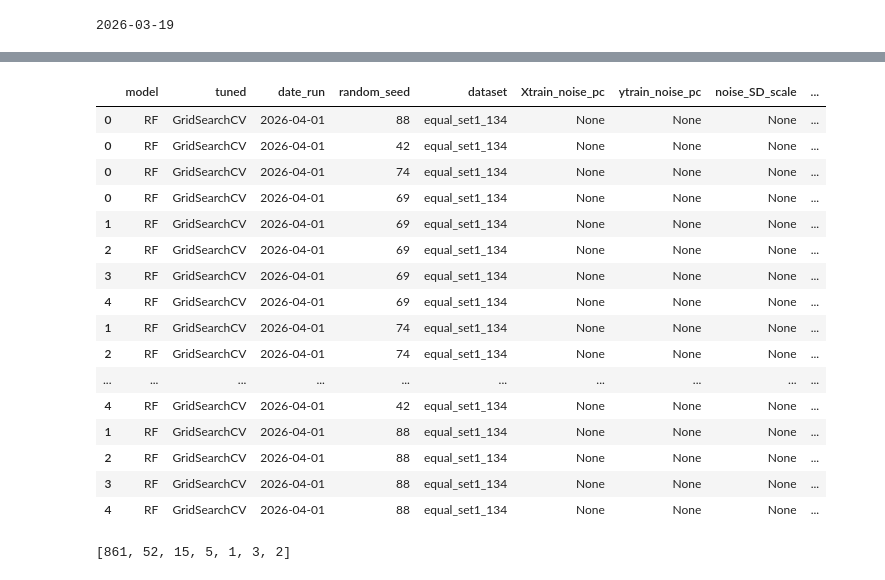
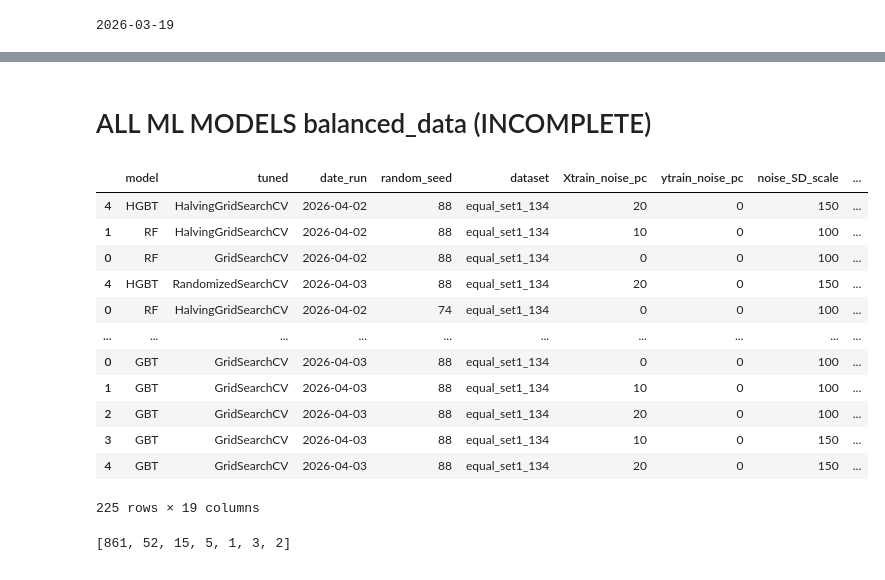
Before and after one commit to FlicAnderson/RSE-personas, a Jupyter notebook: githubanalysis/notebooks/SERS26-ML.ipynb, the cells around one changed output, grey strips where cells are left out. Cells and saved outputs as stored; diff of their text form; code cells hidden in the pictures.

```diff
--- a/githubanalysis/notebooks/SERS26-ML.ipynb
+++ b/githubanalysis/notebooks/SERS26-ML.ipynb
@@ -730,32 +1699,38 @@ equal_set1_134_NOISE_RF_Random_df.sort_values(["ROC_AUC_ovo"], ascending=False)
+# %% [markdown]
+# ALL ML MODELS balanced_data (INCOMPLETE)
 # %%
 # UNITE!
 equal_set1_134_models_df = pd.concat([
-    # RF Grid:
-    equal_set1_134_NOISE_RF_Grid_69_df, equal_set1_134_NOISE_RF_Grid_74_df, equal_set1_134_NOISE_RF_Grid_50_df,equal_set1_134_NOISE_RF_Grid_42_df, equal_set1_134_NOISE_RF_Grid_88_df
-    # RF HalvingGrid:
-    # TODO:
+    # RF:
+    equal_set1_134_NOISE_RF_Random_df,
+    equal_set1_134_NOISE_RF_Halving_df,
+    equal_set1_134_NOISE_RF_Grid_df,
+    # HGBT:
+    equal_set1_134_NOISE_HGBT_Random_df,
+    equal_set1_134_NOISE_HGBT_Halving_df,
+    equal_set1_134_NOISE_HGBT_Grid_df,
+    # GBT
+    equal_set1_134_NOISE_GBT_Random_df,
+    equal_set1_134_NOISE_GBT_Halving_df,
+    equal_set1_134_NOISE_GBT_Grid_df,
 ])
 
 equal_set1_134_models_df['totalTTtime'] =  equal_set1_134_models_df["traintime"] + equal_set1_134_models_df['testtime'] # in seconds
-equal_set1_134_models_df.sort_values(by=["model", "tuned", "N_Obs", "N_iterations", "totalTTtime", "ROC_AUC_ovo"], ascending=[True, False, False, False, True, False])
+equal_set1_134_models_df.sort_values(by=["ROC_AUC_ovo"], ascending=[False])
 # %% [output]
 |  | model | tuned | date_run | random_seed | dataset | Xtrain_noise_pc | ytrain_noise_pc | noise_SD_scale | ... |
-| 0 | RF | GridSearchCV | 2026-04-01 | 88 | equal_set1_134 | None | None | None | ... |
-| 0 | RF | GridSearchCV | 2026-04-01 | 42 | equal_set1_134 | None | None | None | ... |
-| 0 | RF | GridSearchCV | 2026-04-01 | 74 | equal_set1_134 | None | None | None | ... |
-| 0 | RF | GridSearchCV | 2026-04-01 | 69 | equal_set1_134 | None | None | None | ... |
-| 1 | RF | GridSearchCV | 2026-04-01 | 69 | equal_set1_134 | None | None | None | ... |
-| 2 | RF | GridSearchCV | 2026-04-01 | 69 | equal_set1_134 | None | None | None | ... |
-| 3 | RF | GridSearchCV | 2026-04-01 | 69 | equal_set1_134 | None | None | None | ... |
-| 4 | RF | GridSearchCV | 2026-04-01 | 69 | equal_set1_134 | None | None | None | ... |
-| 1 | RF | GridSearchCV | 2026-04-01 | 74 | equal_set1_134 | None | None | None | ... |
-| 2 | RF | GridSearchCV | 2026-04-01 | 74 | equal_set1_134 | None | None | None | ... |
+| 4 | HGBT | HalvingGridSearchCV | 2026-04-02 | 88 | equal_set1_134 | 20 | 0 | 150 | ... |
+| 1 | RF | HalvingGridSearchCV | 2026-04-02 | 88 | equal_set1_134 | 10 | 0 | 100 | ... |
+| 0 | RF | GridSearchCV | 2026-04-02 | 88 | equal_set1_134 | 0 | 0 | 100 | ... |
+| 4 | HGBT | RandomizedSearchCV | 2026-04-03 | 88 | equal_set1_134 | 20 | 0 | 150 | ... |
+| 0 | RF | HalvingGridSearchCV | 2026-04-02 | 74 | equal_set1_134 | 0 | 0 | 100 | ... |
 | ... | ... | ... | ... | ... | ... | ... | ... | ... | ... |
-| 4 | RF | GridSearchCV | 2026-04-01 | 42 | equal_set1_134 | None | None | None | ... |
-| 1 | RF | GridSearchCV | 2026-04-01 | 88 | equal_set1_134 | None | None | None | ... |
-| 2 | RF | GridSearchCV | 2026-04-01 | 88 | equal_set1_134 | None | None | None | ... |
-| 3 | RF | GridSearchCV | 2026-04-01 | 88 | equal_set1_134 | None | None | None | ... |
-| 4 | RF | GridSearchCV | 2026-04-01 | 88 | equal_set1_134 | None | None | None | ... |
+| 0 | GBT | GridSearchCV | 2026-04-03 | 88 | equal_set1_134 | 0 | 0 | 100 | ... |
+| 1 | GBT | GridSearchCV | 2026-04-03 | 88 | equal_set1_134 | 10 | 0 | 100 | ... |
+| 2 | GBT | GridSearchCV | 2026-04-03 | 88 | equal_set1_134 | 20 | 0 | 100 | ... |
+| 3 | GBT | GridSearchCV | 2026-04-03 | 88 | equal_set1_134 | 10 | 0 | 150 | ... |
+| 4 | GBT | GridSearchCV | 2026-04-03 | 88 | equal_set1_134 | 20 | 0 | 150 | ... |
+225 rows × 19 columns
 # %%
 #(938*0.91)
 # generate proportional Set1 dataset of size == equal_set1_134_AB
```
Also changed, not shown: parts of 24 cells of this notebook.
